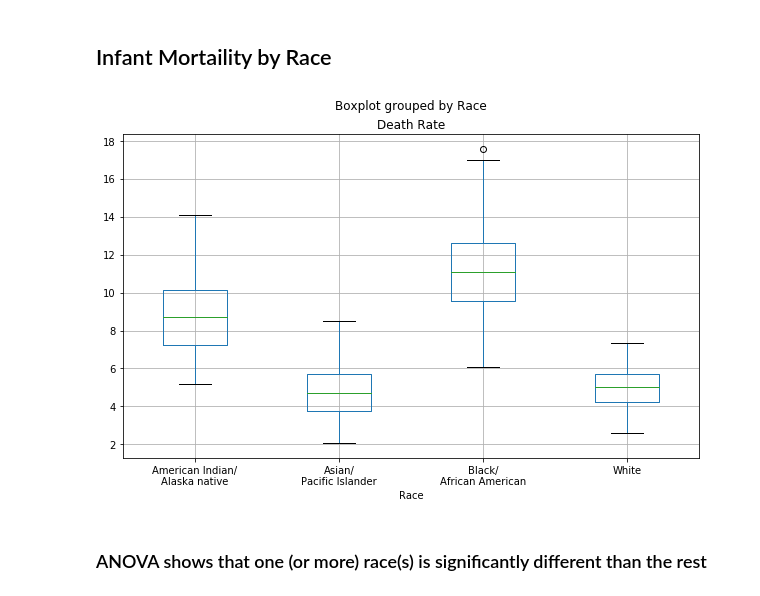
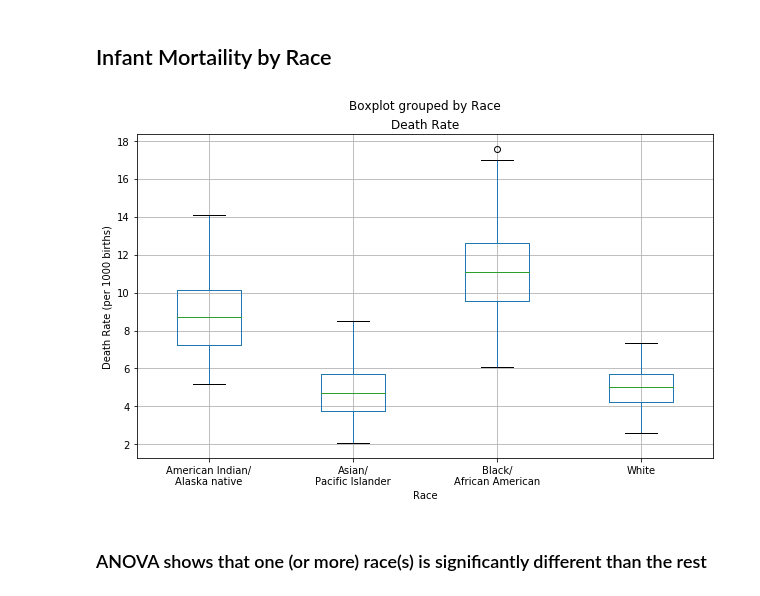
Before and after one commit to jasminajovanovic/IMR, a Jupyter notebook: IMR-jasmina.ipynb, the cells around one changed output. Saved outputs shown, nothing was run; the diff lists cells and outputs as text; code cells hidden in the pictures.

```diff
--- a/IMR-jasmina.ipynb
+++ b/IMR-jasmina.ipynb
@@ -27,10 +27,12 @@ unknown = dfImrByCountyByRace.loc[dfImrByCountyByRace['Race'] == 'Unknown']['Dea
 # %%
 ax = dfImrByCountyByRace.boxplot('Death Rate', by="Race", figsize=(10, 6))
 fig = ax.get_figure()
 ax.set_xticklabels (['American Indian/\nAlaska native', 'Asian/\nPacific Islander', 'Black/\nAfrican American', 'White'])
+ax.set_ylabel('Death Rate (per 1000 births)')
 fig.savefig('Images/Death Rate by Race.png')
+fig.show()
 # %% [output]
-[figure, old version]
+[figure, new version]
 # %% [markdown]
 ### ANOVA shows that one (or more) race(s) is significantly different than the rest
 # %%
```
Also changed, not shown: parts of 2 cells of this notebook, 4 other files.
